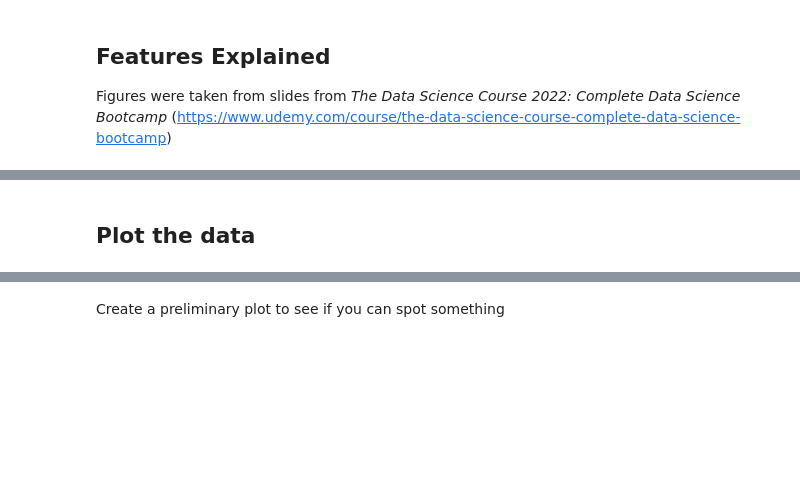
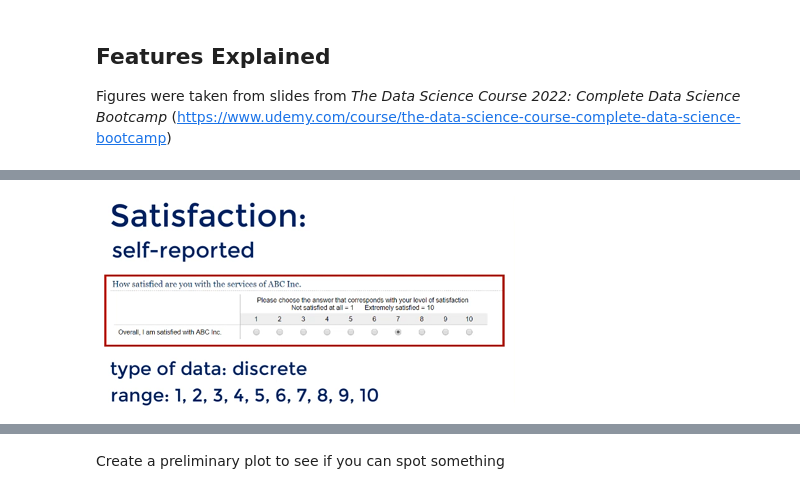
Before and after one commit to MarceloMVA/365TheDataScienceCourse, a Jupyter notebook: MarketSegmentation/Market_segmentation.ipynb, the cells around one changed output, grey strips where cells are left out. Drawn from its saved outputs; the diff is of its cells as text; code cells hidden in the pictures; blank space fills up the shorter version.

Commit message:
Update reference images.

```diff
--- a/MarketSegmentation/Market_segmentation.ipynb
+++ b/MarketSegmentation/Market_segmentation.ipynb
@@ -47,2 +44,5 @@ Figures were taken from slides from *The Data Science Course 2022: Complete Data
-# %% [markdown]
-## Plot the data
+# %%
+from IPython.display import Image
+Image(filename='img/satisfaction.png')
+# %% [output]
+[figure, added]
```
Also changed, not shown: parts of 2 cells of this notebook.
